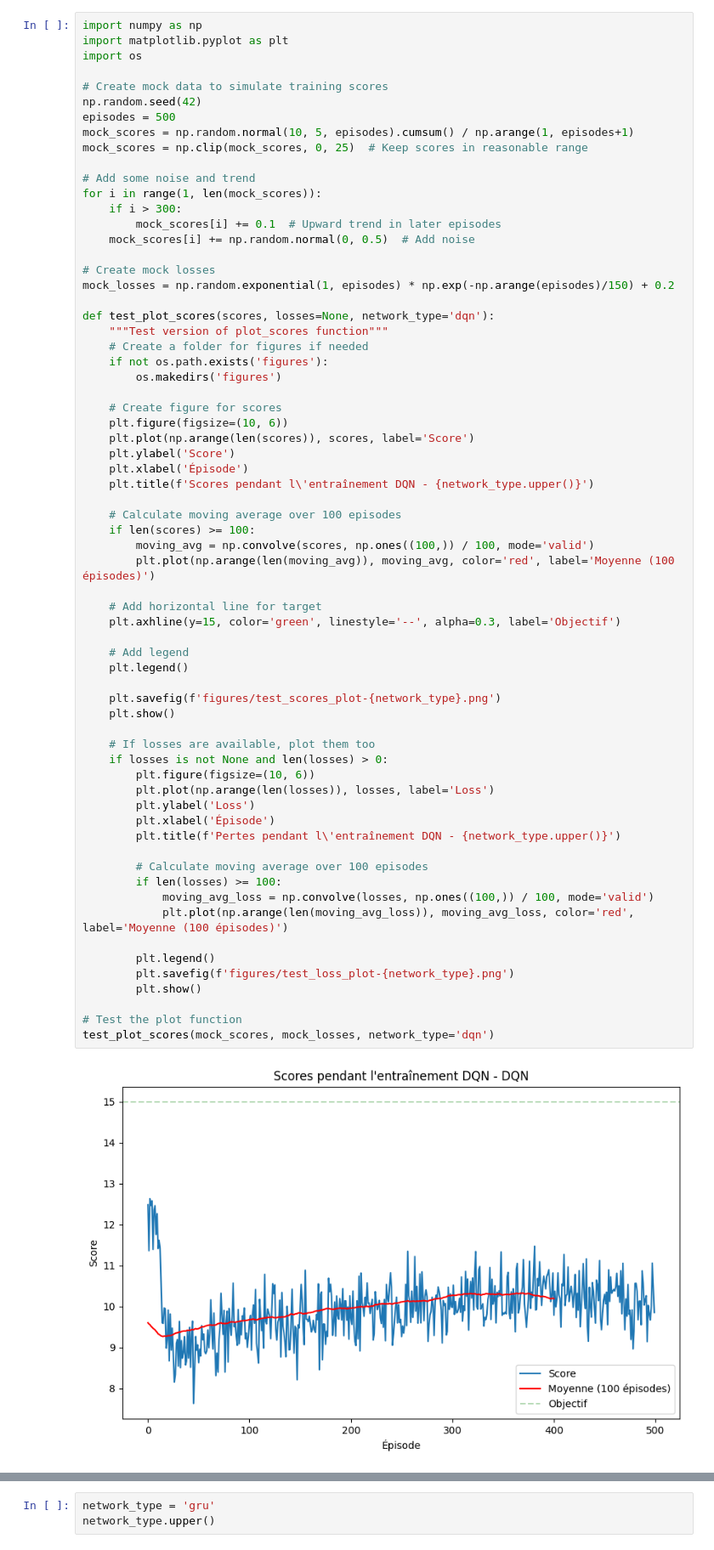
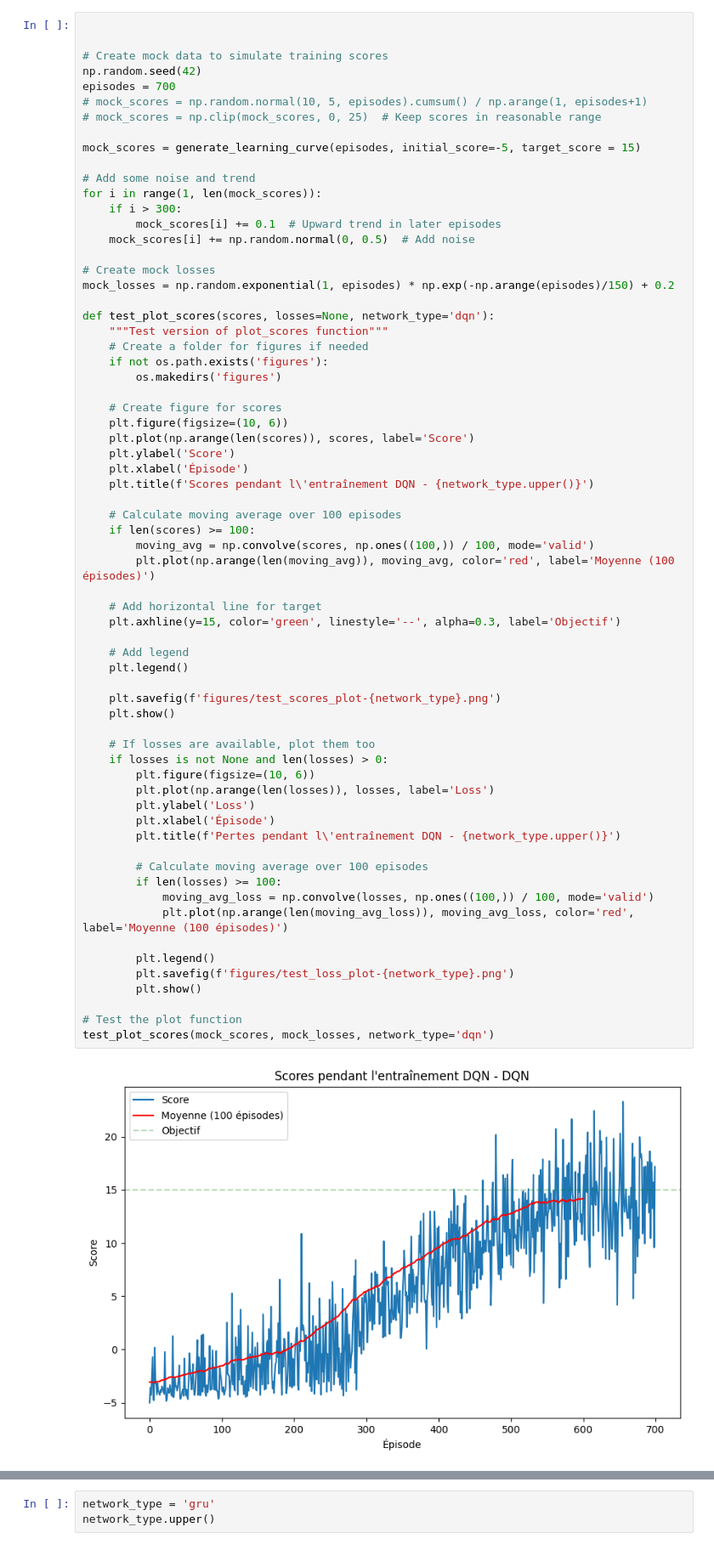
Before and after one commit to lordyhas/FoodCollectorAgent, a Jupyter notebook: DQN/simple_dqn/test-code.ipynb, the cells around one changed output, grey strips where cells are left out. Shown at 85% size. Saved outputs shown, nothing was run; the diff lists cells and outputs as text.

```diff
--- a/DQN/simple_dqn/test-code.ipynb
+++ b/DQN/simple_dqn/test-code.ipynb
@@ -1,13 +42,13 @@
 # %%
-import numpy as np
-import matplotlib.pyplot as plt
-import os
+
 
 # Create mock data to simulate training scores
 np.random.seed(42)
-episodes = 500
-mock_scores = np.random.normal(10, 5, episodes).cumsum() / np.arange(1, episodes+1)
-mock_scores = np.clip(mock_scores, 0, 25)  # Keep scores in reasonable range
+episodes = 700
+# mock_scores = np.random.normal(10, 5, episodes).cumsum() / np.arange(1, episodes+1)
+# mock_scores = np.clip(mock_scores, 0, 25)  # Keep scores in reasonable range
+
+mock_scores = generate_learning_curve(episodes, initial_score=-5, target_score = 15)
 
 # Add some noise and trend
 for i in range(1, len(mock_scores)):
@@ -38,31 +79,31 @@ def test_plot_scores(scores, losses=None, network_type='dqn'):
 
     # Add horizontal line for target
     plt.axhline(y=15, color='green', linestyle='--', alpha=0.3, label='Objectif')
 
     # Add legend
     plt.legend()
 
     plt.savefig(f'figures/test_scores_plot-{network_type}.png')
     plt.show()
 
     # If losses are available, plot them too
     if losses is not None and len(losses) > 0:
         plt.figure(figsize=(10, 6))
         plt.plot(np.arange(len(losses)), losses, label='Loss')
         plt.ylabel('Loss')
         plt.xlabel('Épisode')
         plt.title(f'Pertes pendant l\'entraînement DQN - {network_type.upper()}')
 
         # Calculate moving average over 100 episodes
         if len(losses) >= 100:
             moving_avg_loss = np.convolve(losses, np.ones((100,)) / 100, mode='valid')
             plt.plot(np.arange(len(moving_avg_loss)), moving_avg_loss, color='red', label='Moyenne (100 épisodes)')
 
         plt.legend()
         plt.savefig(f'figures/test_loss_plot-{network_type}.png')
         plt.show()
 
 # Test the plot function
 test_plot_scores(mock_scores, mock_losses, network_type='dqn')
 # %% [output]
-[figure, old version]
+[figure, new version]
```
Also changed, not shown: parts of 4 cells of this notebook, 4 other files.
